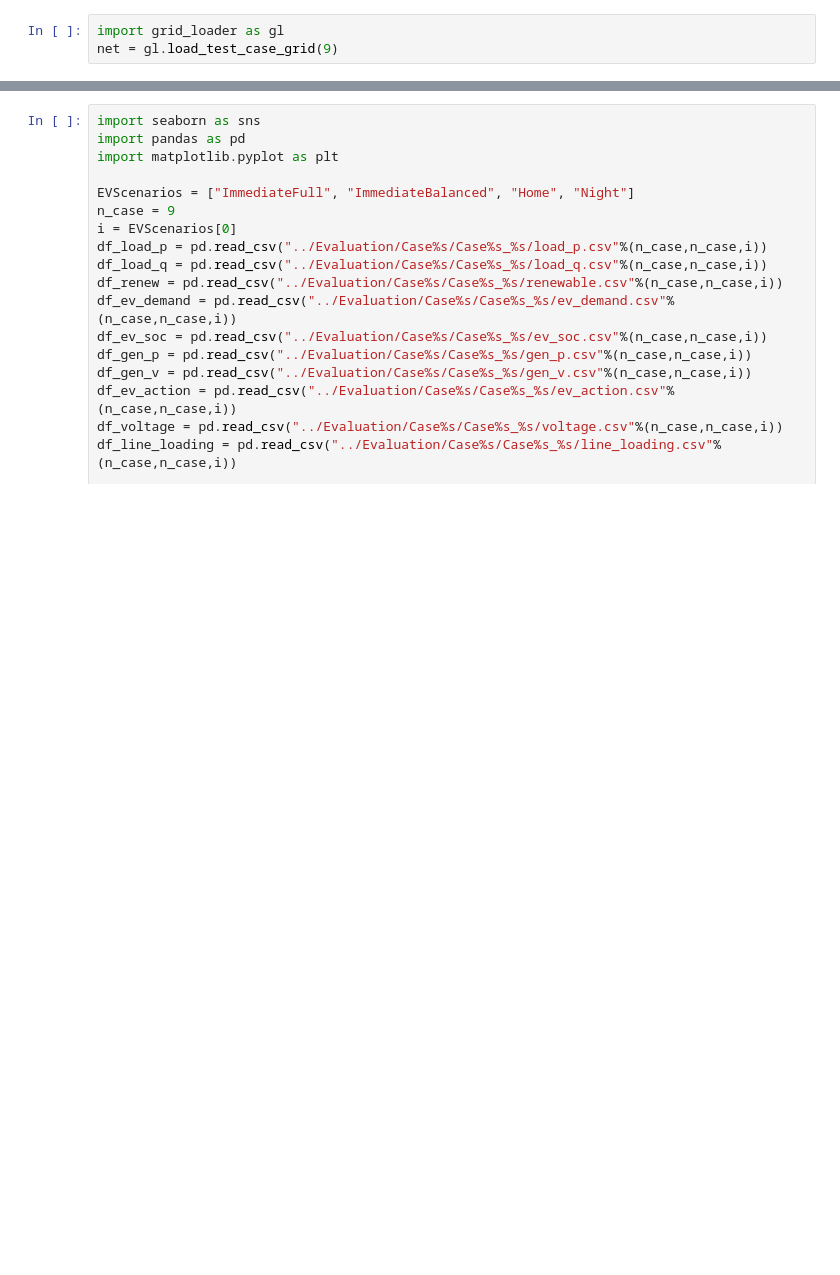
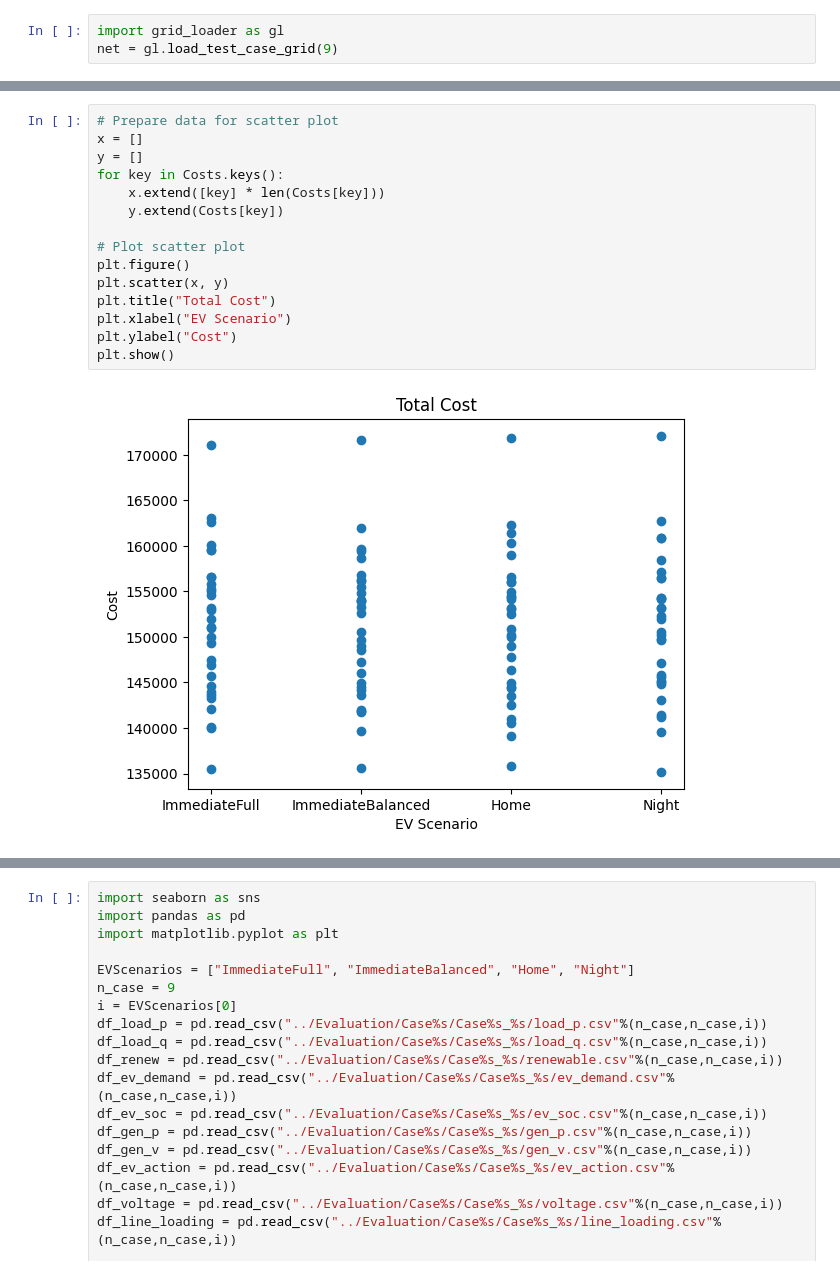
Before and after one commit to chialingyang7718/RL_OPF_EVaware, a Jupyter notebook: test_code.ipynb, the cells around one changed output, grey strips where cells are left out. Saved outputs shown, nothing was run; the diff lists cells and outputs as text; blank space fills up the shorter version.

```diff
--- a/test_code.ipynb
+++ b/test_code.ipynb
@@ -114,0 +81,17 @@ plt.show()
+# %%
+# Prepare data for scatter plot
+x = []
+y = []
+for key in Costs.keys():
+    x.extend([key] * len(Costs[key]))
+    y.extend(Costs[key])
+
+# Plot scatter plot
+plt.figure()
+plt.scatter(x, y)
+plt.title("Total Cost")
+plt.xlabel("EV Scenario")
+plt.ylabel("Cost")
+plt.show()
+# %% [output]
+[figure, added]
```
Also changed, not shown: parts of 8 cells of this notebook, 9 other files.
